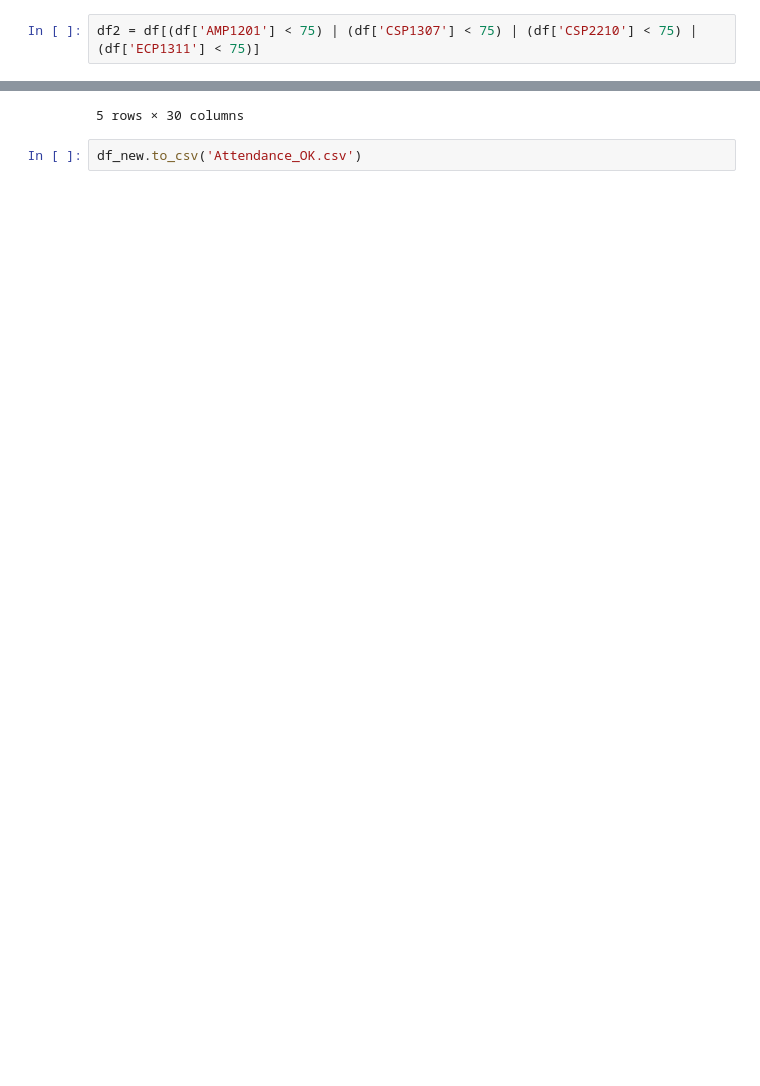
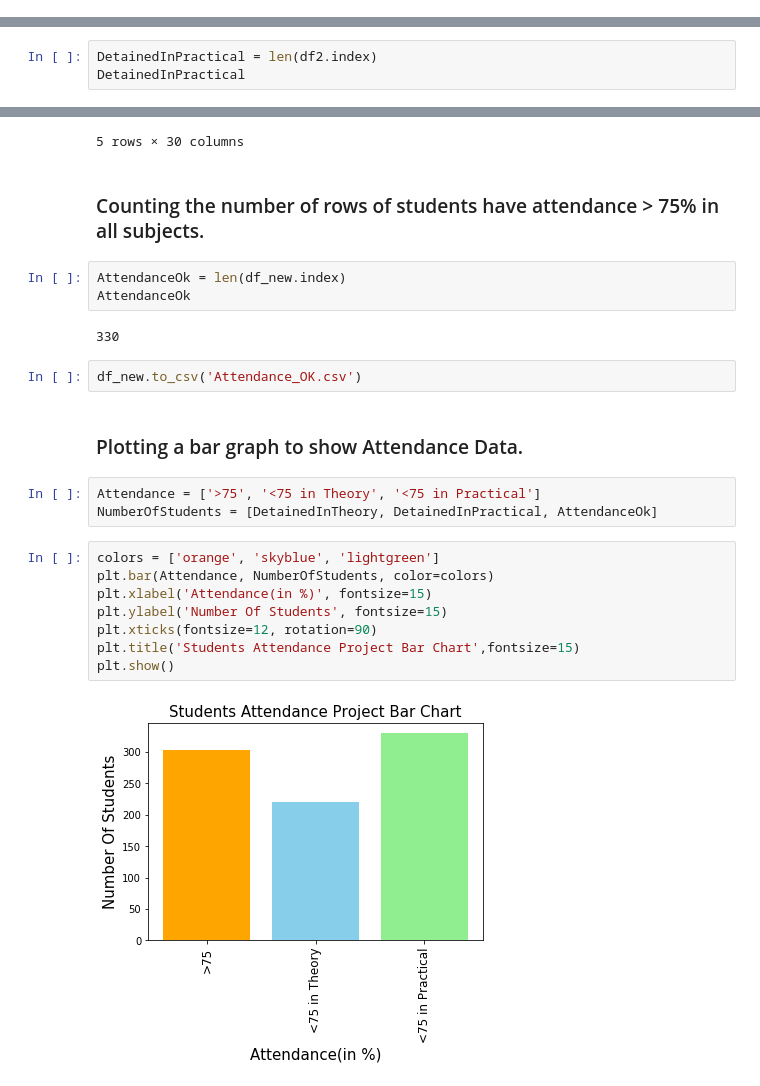
Before and after one commit to RobinDhull/Student-Attendance-Report-Project-Using-Python-Pandas-, a Jupyter notebook: BA Project.ipynb, the cells around one changed output, grey strips where cells are left out. Cells and saved outputs as stored; diff of their text form; blank space fills up the shorter version.

```diff
--- a/BA Project.ipynb
+++ b/BA Project.ipynb
@@ -98,5 +116,3 @@ s
-# %%
-df2 = df[(df['AMP1201'] < 75) | (df['CSP1307'] < 75) | (df['CSP2210'] < 75) | (df['ECP1311'] < 75)]
 # %%
 df2.head()
 # %% [output]
@@ -109,0 +128,3 @@ df2.head()
+# %%
+DetainedInPractical = len(df2.index)
+DetainedInPractical
@@ -131,5 +155,27 @@ df_new.head()
 | 4 | 5 | 10123415 | 20012005 | AAA AAA5 | NaN | 78.79 | NaN | 85.92 | 82.46 | NaN | ... |
 | 5 | 6 | 10123416 | 20012006 | AAA AAA6 | 84.44 | 83.33 | NaN | 75.44 | 86.21 | NaN | ... |
 5 rows × 30 columns
+# %% [markdown]
+### Counting the number of rows of students have attendance > 75% in all subjects.
+# %%
+AttendanceOk = len(df_new.index)
+AttendanceOk
+# %% [output]
+330
 # %%
 df_new.to_csv('Attendance_OK.csv')
+# %% [markdown]
+### Plotting a bar graph to show Attendance Data.
+# %%
+Attendance = ['>75', '<75 in Theory', '<75 in Practical']
+NumberOfStudents = [DetainedInTheory, DetainedInPractical, AttendanceOk]
+# %%
+colors = ['orange', 'skyblue', 'lightgreen']
+plt.bar(Attendance, NumberOfStudents, color=colors)
+plt.xlabel('Attendance(in %)', fontsize=15)
+plt.ylabel('Number Of Students', fontsize=15)
+plt.xticks(fontsize=12, rotation=90)
+plt.title('Students Attendance Project Bar Chart',fontsize=15)
+plt.show()
+# %% [output]
+[figure, added]
```
Also changed, not shown: parts of 27 cells of this notebook.
